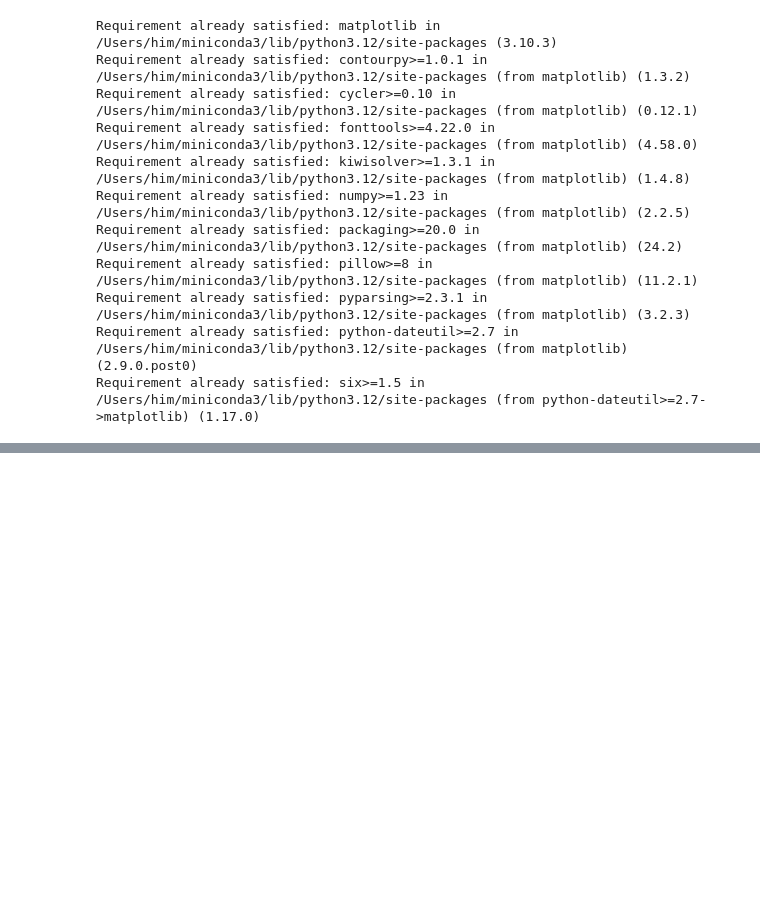
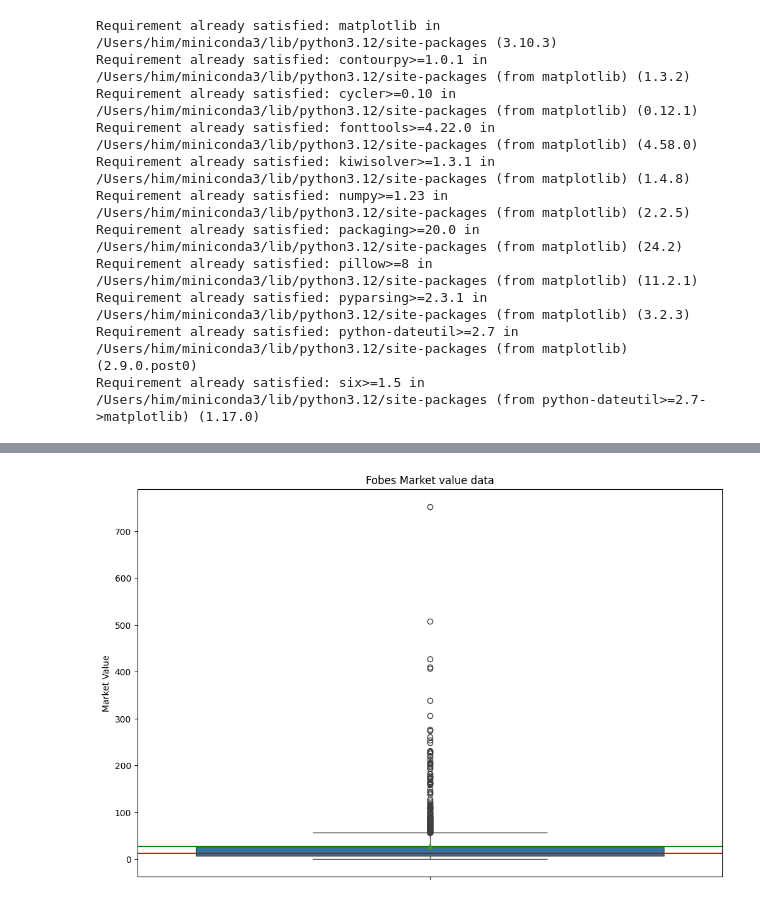
Before and after one commit to sabat-12067/AI-Engineer-Headquarters, a Jupyter notebook: 1_Foundations of AI Engineering/8_Mathematics for AI/8_Statistics.ipynb, the cells around one changed output, grey strips where cells are left out. Drawn from its saved outputs; the diff is of its cells as text; code cells hidden in the pictures; blank space fills up the shorter version.

```diff
--- a/1_Foundations of AI Engineering/8_Mathematics for AI/8_Statistics.ipynb
+++ b/1_Foundations of AI Engineering/8_Mathematics for AI/8_Statistics.ipynb
@@ -126,0 +130,4 @@ import
+# %%
+forbes = pd.read_csv('datasets/forbes.csv')
+
+forbes.head()
@@ -126,0 +173,4 @@ import
+# %%
+forbes.dropna(inplace=True)
+
+forbes.isnull().sum()
@@ -126,0 +192,4 @@ import
+# %%
+market_value_mean = forbes['Market Value'].mean()
+
+market_value_mean
@@ -126,0 +198,4 @@ import
+# %%
+market_value_median = forbes['Market Value'].median()
+
+market_value_median
@@ -126,0 +253,12 @@ import
+# %%
+plt.figure(figsize=(12,8))
+
+sns.boxplot(data=forbes, y='Market Value', showmeans=True)
+
+plt.axhline(y=market_value_mean, color='g', linestyle='-')
+plt.axhline(y=market_value_median, color='r', linestyle='-')
+
+plt.title('Fobes Market value data')
+plt.show()
+# %% [output]
+[figure, added]
```
Also changed, not shown: parts of 28 cells of this notebook.
